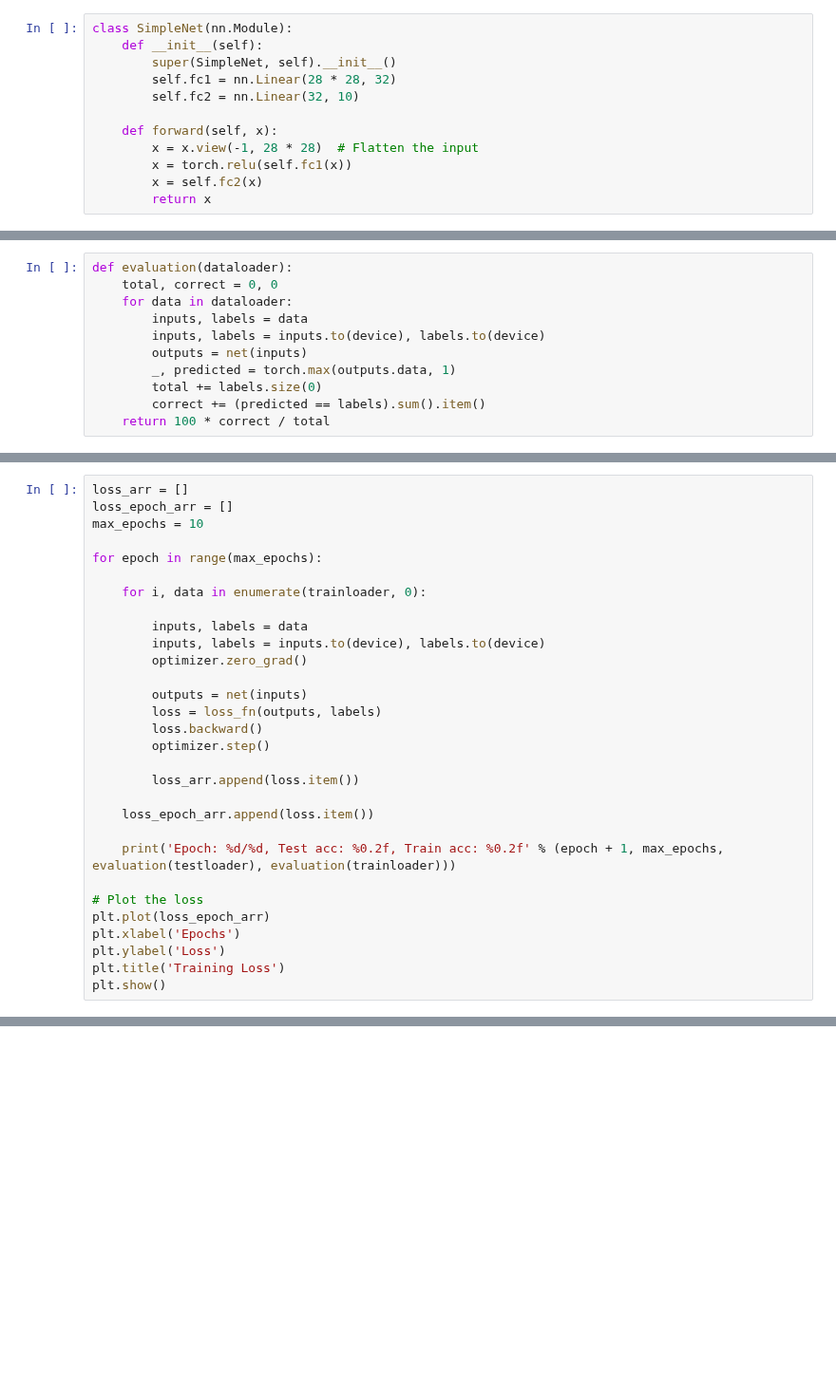
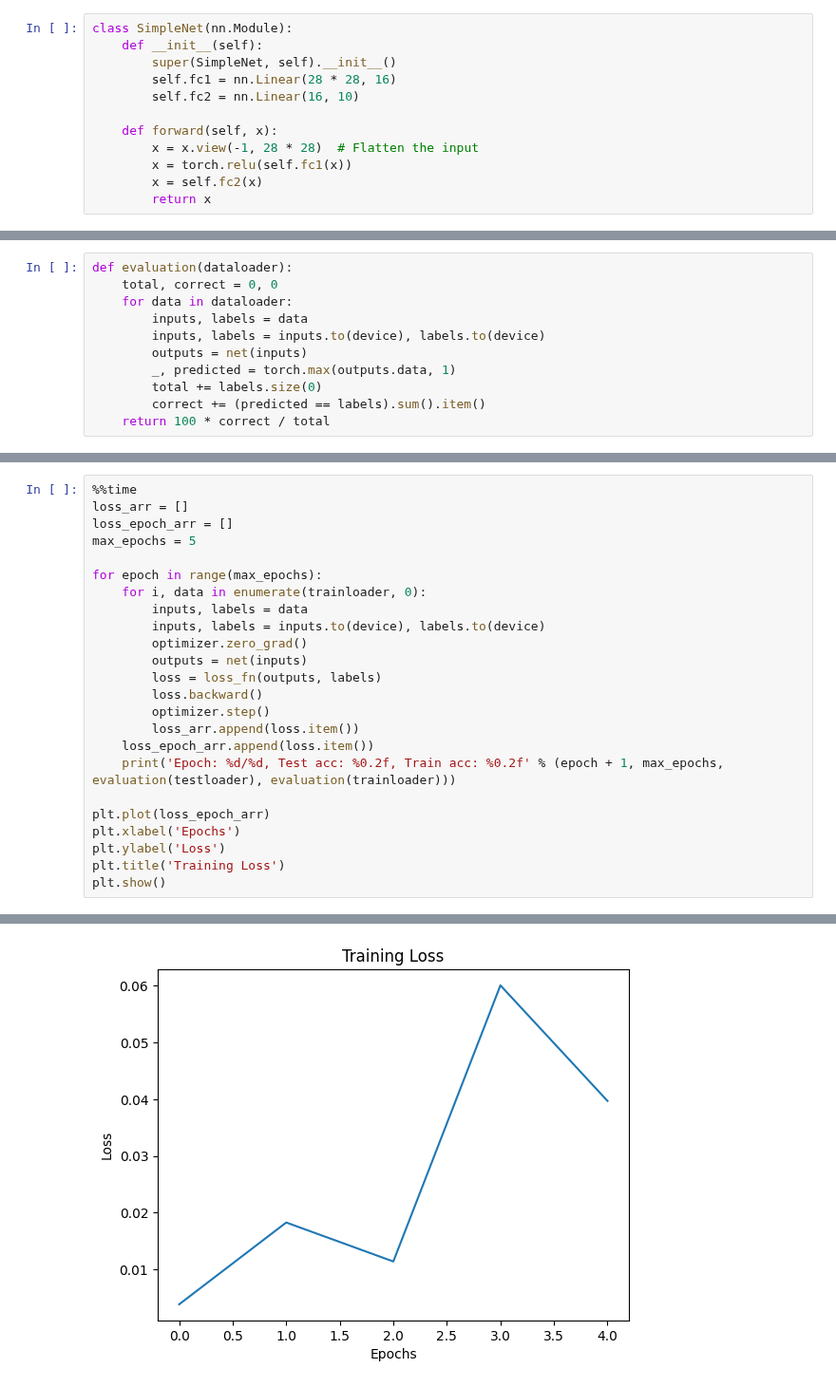
Before and after one commit to rishabh-mondal/blog, a Jupyter notebook: active_learning.ipynb, the cells around one changed output, grey strips where cells are left out. Shown at 95% size. Saved outputs shown, nothing was run; the diff lists cells and outputs as text; blank space fills up the shorter version.

```diff
--- a/active_learning.ipynb
+++ b/active_learning.ipynb
@@ -43,8 +45,8 @@ print(' '.join(str(classes[labels[j].item()]) for j in range(4)))
 class SimpleNet(nn.Module):
     def __init__(self):
         super(SimpleNet, self).__init__()
-        self.fc1 = nn.Linear(28 * 28, 32)
-        self.fc2 = nn.Linear(32, 10)
+        self.fc1 = nn.Linear(28 * 28, 16)
+        self.fc2 = nn.Linear(16, 10)
 
     def forward(self, x):
         x = x.view(-1, 28 * 28)  # Flatten the input
@@ -70,28 +95,22 @@ def evaluation(dataloader):
 # %%
+%%time
 loss_arr = []
 loss_epoch_arr = []
-max_epochs = 10
+max_epochs = 5
 
 for epoch in range(max_epochs):
-
     for i, data in enumerate(trainloader, 0):
-
         inputs, labels = data
         inputs, labels = inputs.to(device), labels.to(device)
         optimizer.zero_grad()
-
         outputs = net(inputs)
         loss = loss_fn(outputs, labels)
         loss.backward()
         optimizer.step()
-
         loss_arr.append(loss.item())
-
     loss_epoch_arr.append(loss.item())
-
     print('Epoch: %d/%d, Test acc: %0.2f, Train acc: %0.2f' % (epoch + 1, max_epochs, evaluation(testloader), evaluation(trainloader)))
 
-# Plot the loss
 plt.plot(loss_epoch_arr)
 plt.xlabel('Epochs')
 plt.ylabel('Loss')
@@ -101,0 +125 @@ KeyboardInterrupt:
+[figure, added]
```
Also changed, not shown: parts of 22 cells of this notebook.
